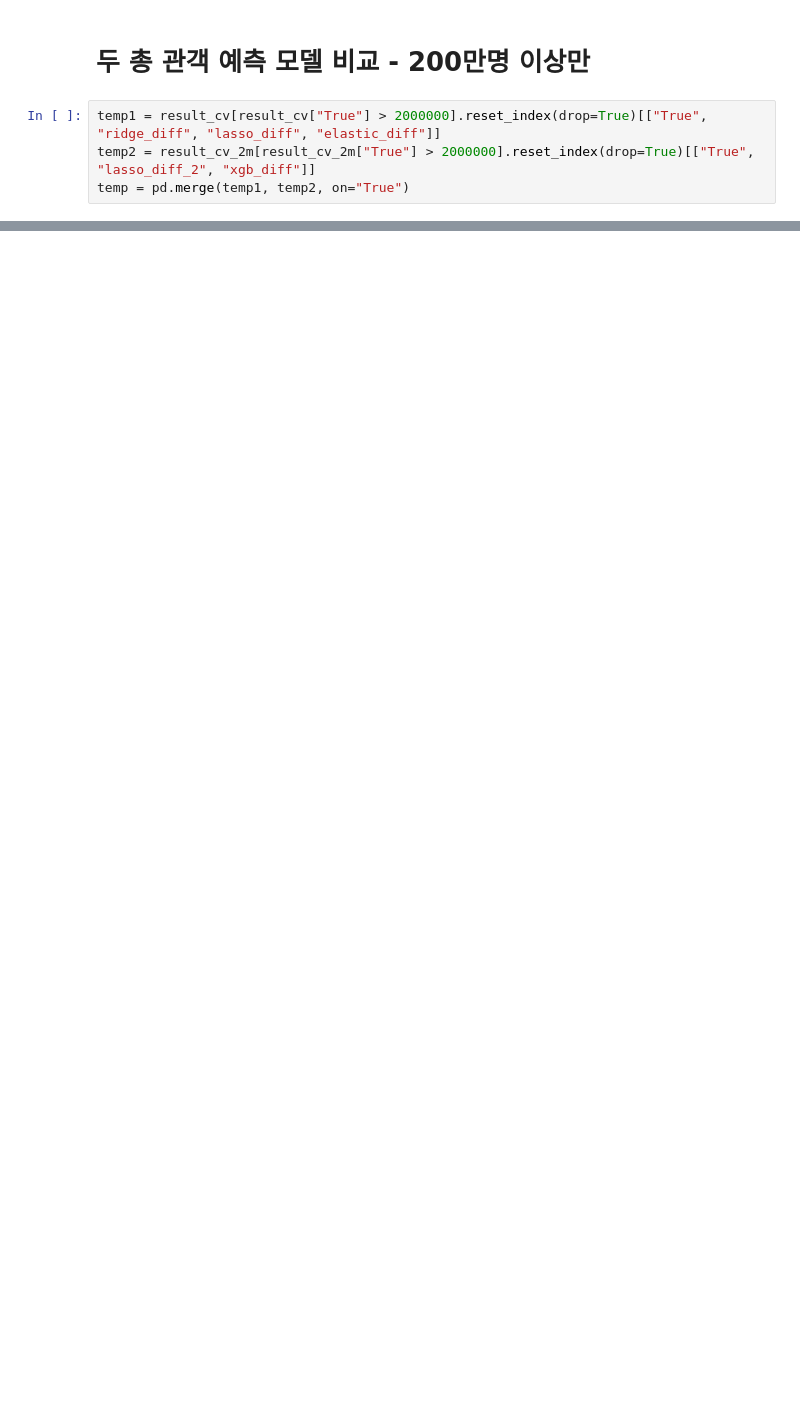
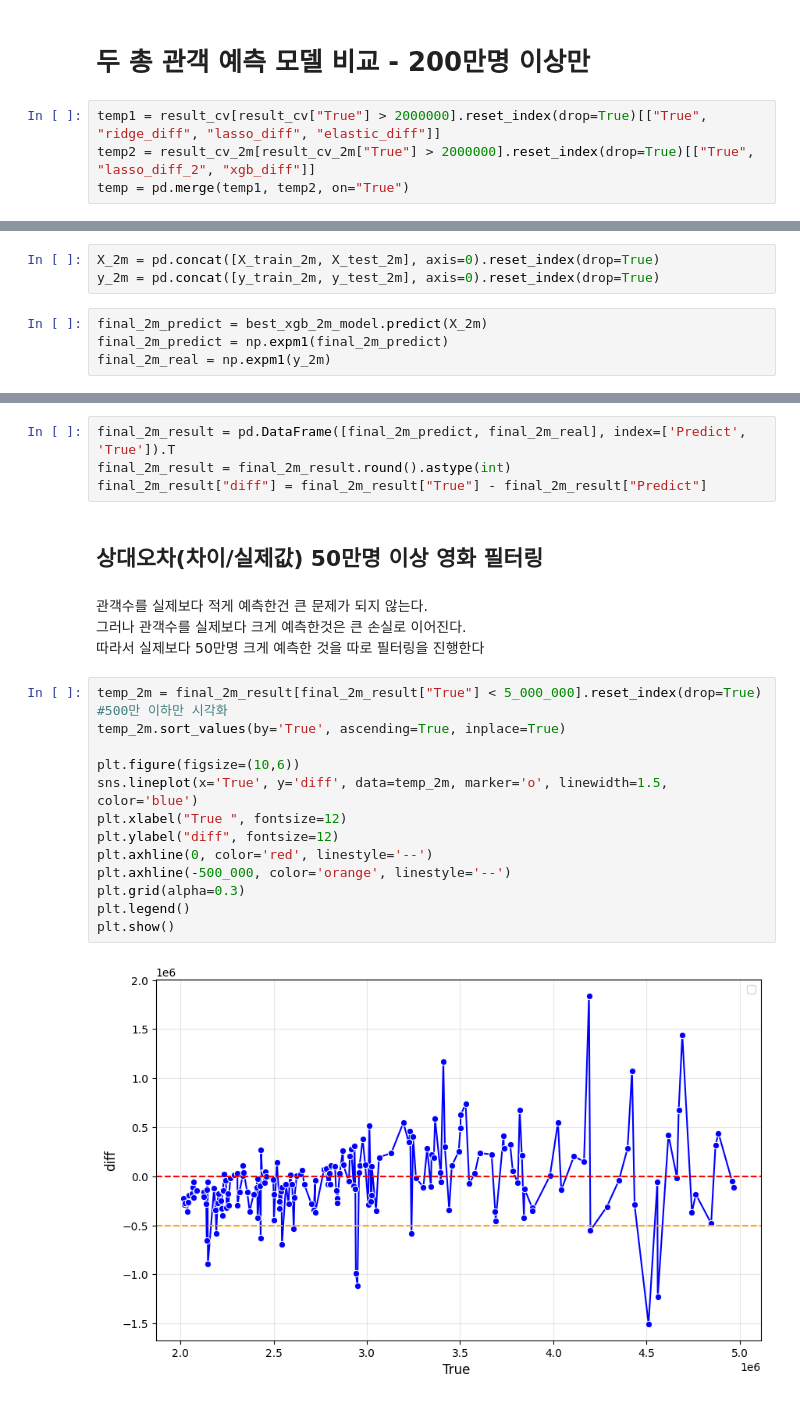
Before and after one commit to Seungwoo-JI64/BAF-25-2-Marketing, a Jupyter notebook: model/OLS/총관람객_회귀예측.ipynb, the cells around one changed output, grey strips where cells are left out. Cells and saved outputs as stored; diff of their text form; blank space fills up the shorter version.

```diff
--- a/model/OLS/총관람객_회귀예측.ipynb
+++ b/model/OLS/총관람객_회귀예측.ipynb
@@ -902,0 +1009,7 @@ plt.show()
+# %%
+X_2m = pd.concat([X_train_2m, X_test_2m], axis=0).reset_index(drop=True)
+y_2m = pd.concat([y_train_2m, y_test_2m], axis=0).reset_index(drop=True)
+# %%
+final_2m_predict = best_xgb_2m_model.predict(X_2m)
+final_2m_predict = np.expm1(final_2m_predict)
+final_2m_real = np.expm1(y_2m)
@@ -902,0 +1025,25 @@ plt.show()
+# %%
+final_2m_result = pd.DataFrame([final_2m_predict, final_2m_real], index=['Predict', 'True']).T
+final_2m_result = final_2m_result.round().astype(int)
+final_2m_result["diff"] = final_2m_result["True"] - final_2m_result["Predict"]
+# %% [markdown]
+## 상대오차(차이/실제값) 50만명 이상 영화 필터링
+# %% [markdown]
+관객수를 실제보다 적게 예측한건 큰 문제가 되지 않는다.
+그러나 관객수를 실제보다 크게 예측한것은 큰 손실로 이어진다.
+따라서 실제보다 50만명 크게 예측한 것을 따로 필터링을 진행한다
+# %%
+temp_2m = final_2m_result[final_2m_result["True"] < 5_000_000].reset_index(drop=True) #500만 이하만 시각화
+temp_2m.sort_values(by='True', ascending=True, inplace=True)
+
+plt.figure(figsize=(10,6))
+sns.lineplot(x='True', y='diff', data=temp_2m, marker='o', linewidth=1.5, color='blue')
+plt.xlabel("True ", fontsize=12)
+plt.ylabel("diff", fontsize=12)
+plt.axhline(0, color='red', linestyle='--')
+plt.axhline(-500_000, color='orange', linestyle='--')
+plt.grid(alpha=0.3)
+plt.legend()
+plt.show()
+# %% [output]
+[figure, added]
```
Also changed, not shown: parts of 68 cells of this notebook, 4 other files.
